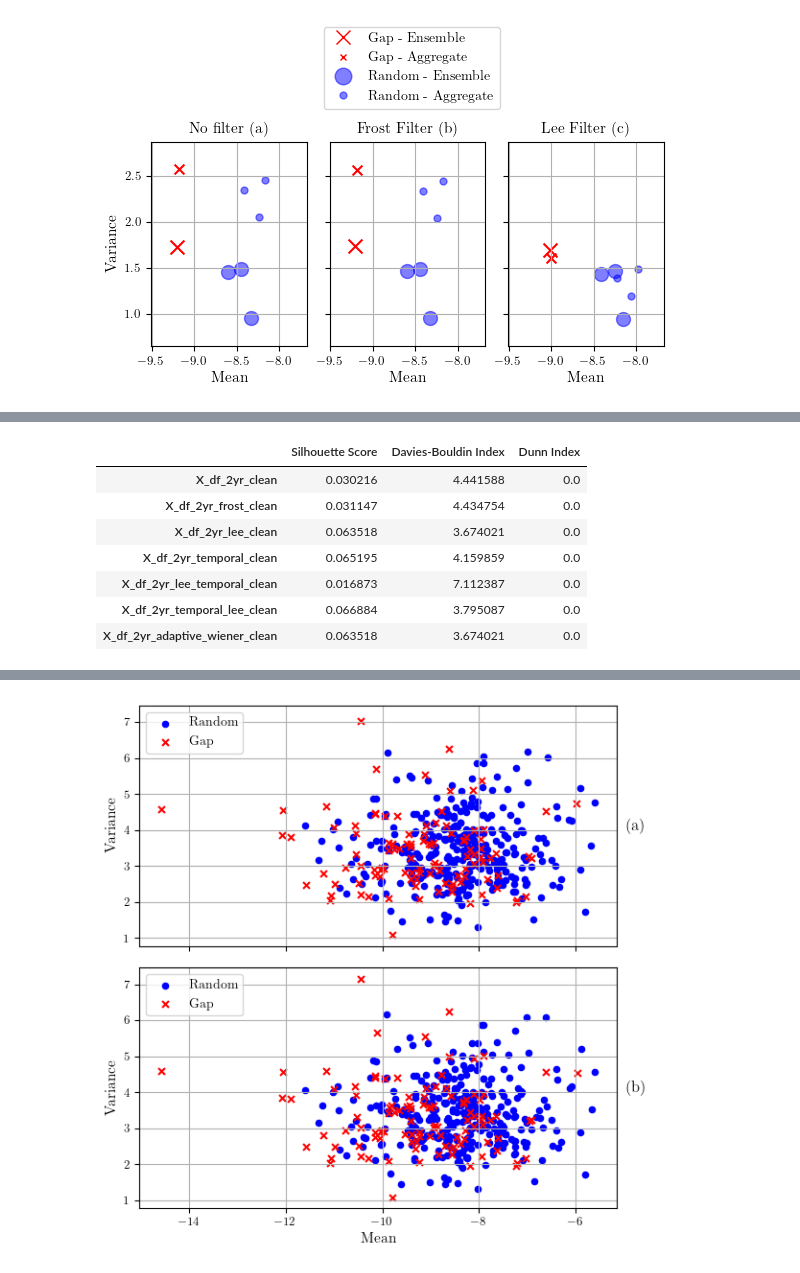
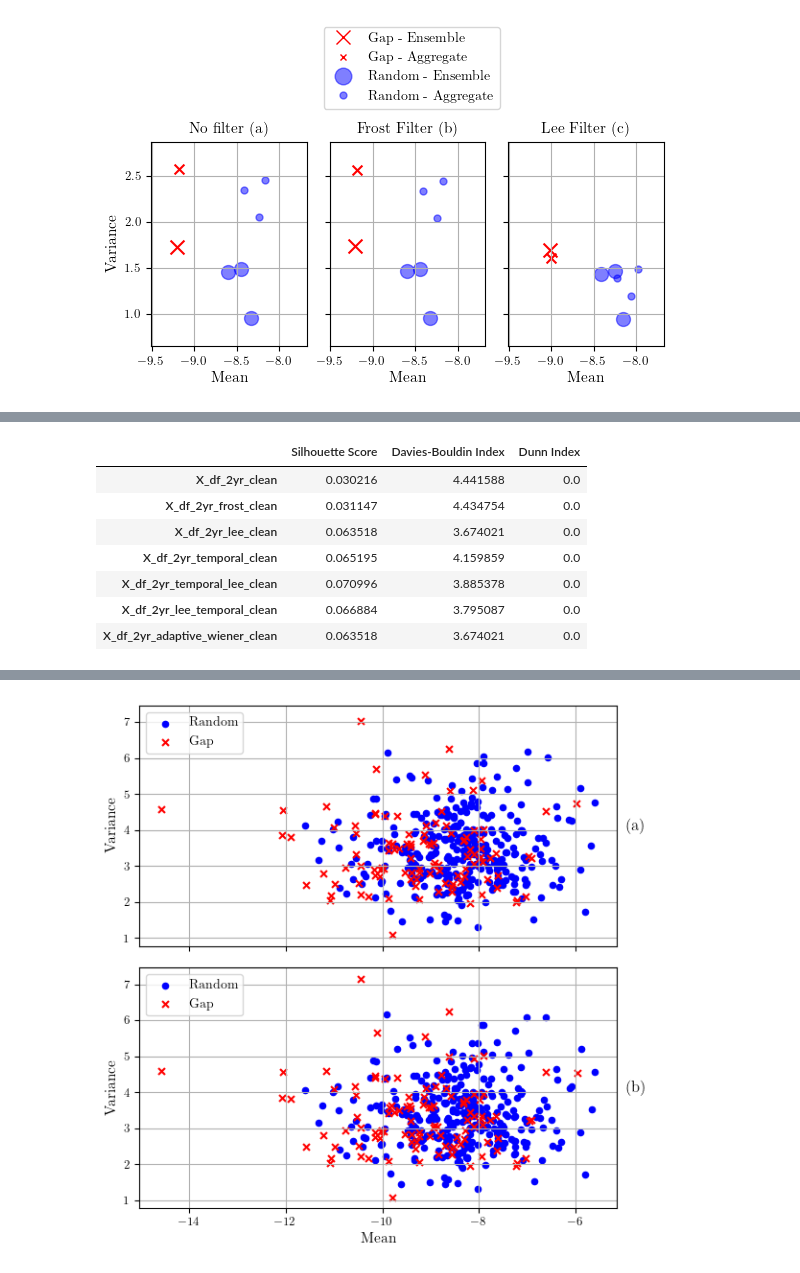
Before and after one commit to ol-webb/tree_gaps4, a Jupyter notebook: all_gaps_mk2/main1.ipynb, the cells around one changed output, grey strips where cells are left out. Cells and saved outputs as stored; diff of their text form; code cells hidden in the pictures.

```diff
--- a/all_gaps_mk2/main1.ipynb
+++ b/all_gaps_mk2/main1.ipynb
@@ -1675,30 +1824,30 @@ def calculate_cluster_metrics(feature_matrix):
 
     return silhouette, davies_bouldin, dunn
 # %%
-dataframes = [
+dataframes_list = [
     "X_df_2yr_clean", "X_df_2yr_frost_clean", "X_df_2yr_lee_clean", "X_df_2yr_temporal_clean",
-    "X_df_2yr_lee_temporal_clean", "X_df_2yr_temporal_lee_clean", "X_df_2yr_adaptive_wiener_clean"
+    "X_df_2yr_temporal_lee_clean", "X_df_2yr_lee_temporal_clean", "X_df_2yr_adaptive_wiener_clean"
 ]
 
 # Dictionary to store the results
 results = {}
 
 # Loop through each dataframe, calculate metrics and store the results
-for df_name in dataframes:
-    df = globals()[df_name]
-    silhouette, davies_bouldin, dunn = calculate_cluster_metrics(df)
+for df_name in dataframes_list:
+    feature_df = globals()[df_name]
+    silhouette, davies_bouldin, dunn = calculate_cluster_metrics(feature_df)
     results[df_name] = [silhouette, davies_bouldin, dunn]
 
 # Create a dataframe from the results dictionary
 metrics_df = pd.DataFrame(results, index=["Silhouette Score", "Davies-Bouldin Index", "Dunn Index"])
 
 metrics_df.T
 # %% [output]
 |  | Silhouette Score | Davies-Bouldin Index | Dunn Index |
 | X_df_2yr_clean | 0.030216 | 4.441588 | 0.0 |
 | X_df_2yr_frost_clean | 0.031147 | 4.434754 | 0.0 |
 | X_df_2yr_lee_clean | 0.063518 | 3.674021 | 0.0 |
 | X_df_2yr_temporal_clean | 0.065195 | 4.159859 | 0.0 |
-| X_df_2yr_lee_temporal_clean | 0.016873 | 7.112387 | 0.0 |
-| X_df_2yr_temporal_lee_clean | 0.066884 | 3.795087 | 0.0 |
+| X_df_2yr_temporal_lee_clean | 0.070996 | 3.885378 | 0.0 |
+| X_df_2yr_lee_temporal_clean | 0.066884 | 3.795087 | 0.0 |
 | X_df_2yr_adaptive_wiener_clean | 0.063518 | 3.674021 | 0.0 |
```
Also changed, not shown: parts of 19 cells of this notebook, 1 other file.
